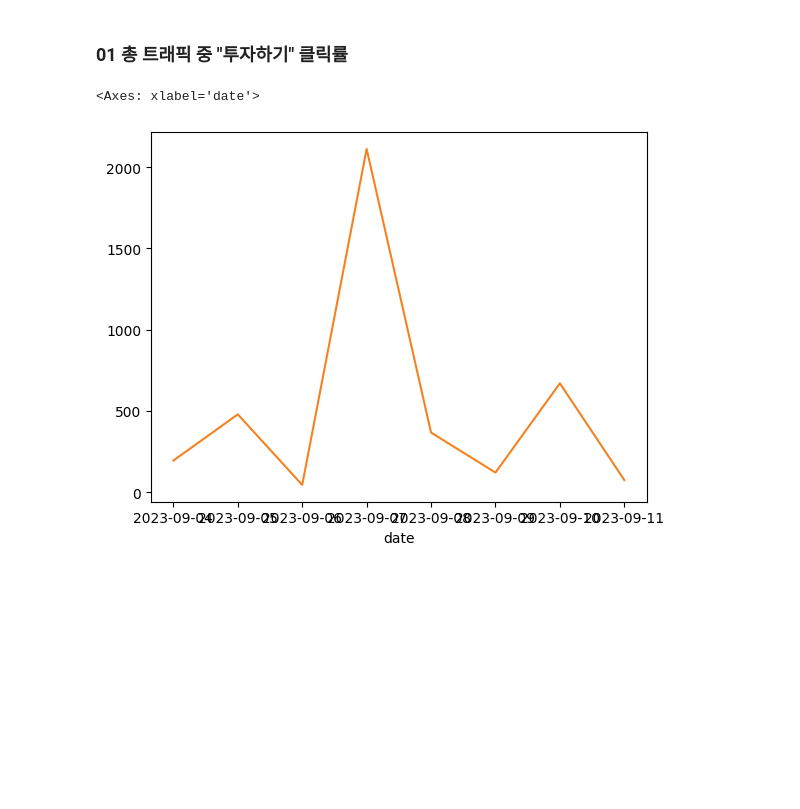
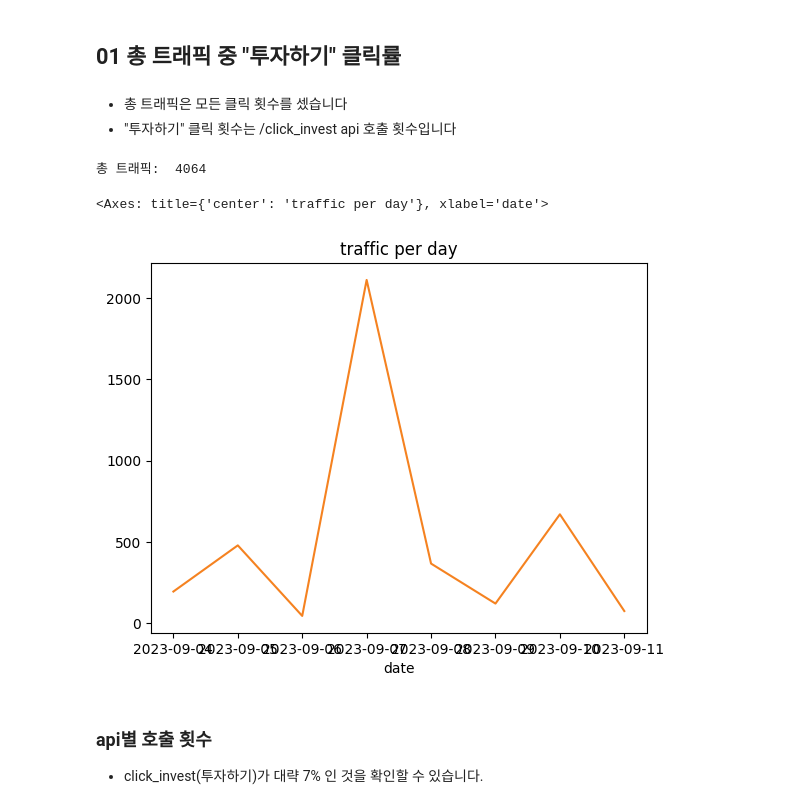
Before and after one commit to moongTnT/miraeasset-bigfesta-2023, a Jupyter notebook: 00-exploratory_data_analysis.ipynb, the cells around one changed output. Drawn from its saved outputs; the diff is of its cells as text; code cells hidden in the pictures; blank space fills up the shorter version.

```diff
--- a/00-exploratory_data_analysis.ipynb
+++ b/00-exploratory_data_analysis.ipynb
@@ -70,14 +81,24 @@ log_df["time"] = times
 log_df['ip'] = ips
 log_df["http_req"] = http_reqs
 # %% [markdown]
-### 01 총 트래픽 중 "투자하기" 클릭률
+## 01 총 트래픽 중 "투자하기" 클릭률
+# %% [markdown]
+- 총 트래픽은 모든 클릭 횟수를 셌습니다
+- "투자하기" 클릭 횟수는 /click_invest api 호출 횟수입니다
+# %%
+print("총 트래픽: ", log_df.shape[0])
+# %% [output]
+총 트래픽:  4064
 # %%
 log_df['simple_req'] = log_df['http_req'].apply(lambda x: x.split("?")[0])
 # %%
-log_df.date.value_counts().sort_index().plot(color="#f58220")
+log_df.date.value_counts().sort_index().plot(color="#f58220", title="traffic per day")
 # %% [output]
-<Axes: xlabel='date'>
+<Axes: title={'center': 'traffic per day'}, xlabel='date'>
-[figure, old version]
+[figure, new version]
+# %% [markdown]
+### api별 호출 횟수
+- click_invest(투자하기)가 대략 7% 인 것을 확인할 수 있습니다.
 # %%
 import plotly.express as px
 
```
Also changed, not shown: parts of 10 cells of this notebook, 3 other files.
